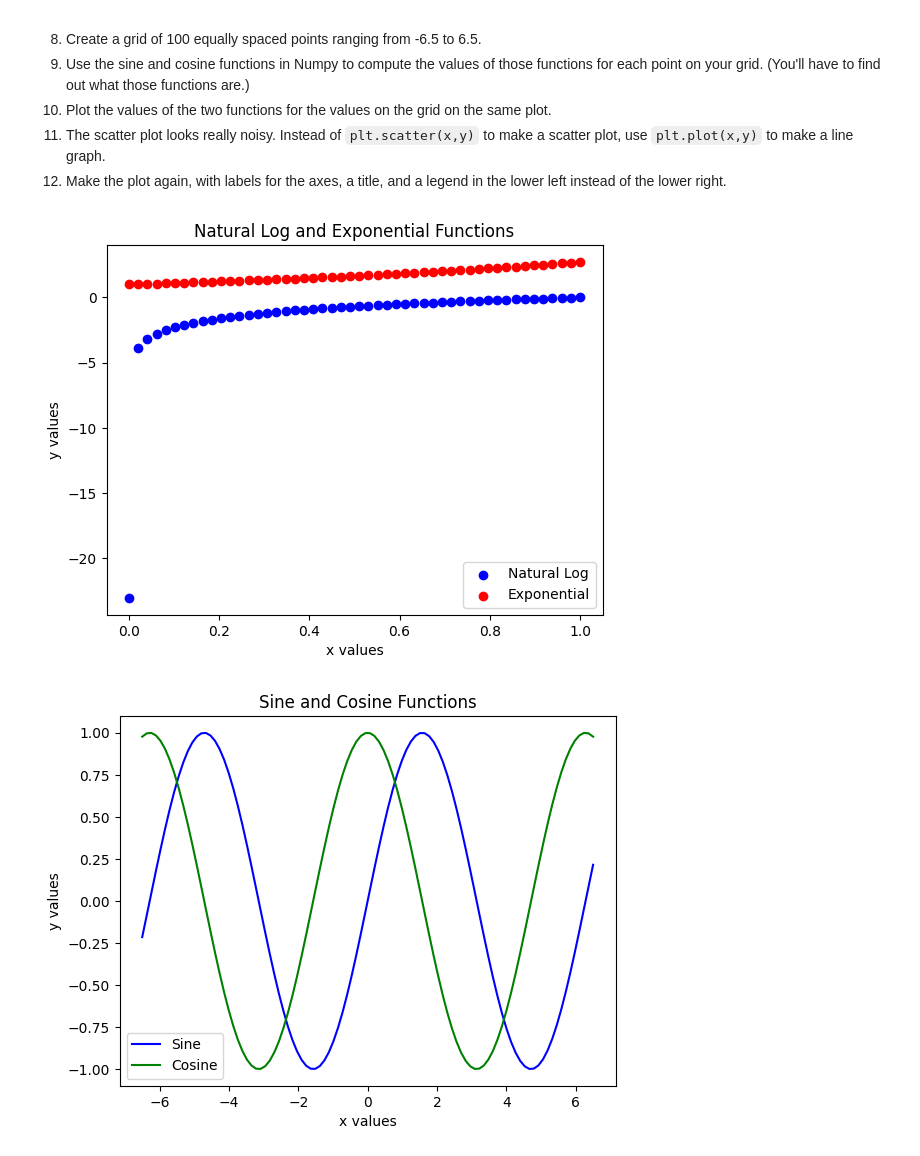
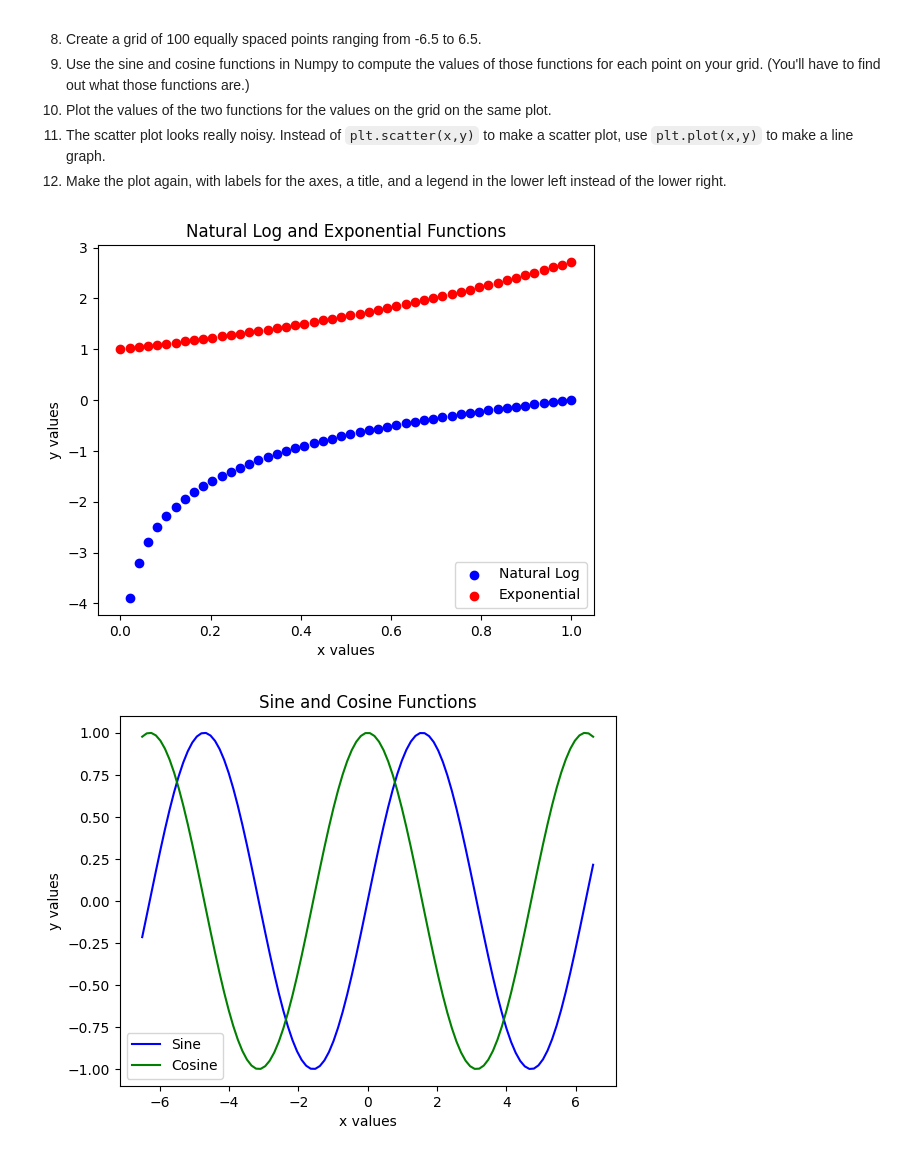
Before and after one commit to ruthmelese/ds4eprogramming, a Jupyter notebook: assignment_programming.ipynb, the cells around one changed output. Drawn from its saved outputs; the diff is of its cells as text; code cells hidden in the pictures.

```diff
--- a/assignment_programming.ipynb
+++ b/assignment_programming.ipynb
@@ -50,25 +50,25 @@ Now do it again, with slightly less direction:
 # %%
 import numpy as np
 import matplotlib.pyplot as plt
 
 
 x = np.linspace(0, 1, 50)
 
-y = np.log(x + 1e-10)
+y = np.log(x)
 z = np.exp(x)
 
 plt.scatter(x, y, label='Natural Log', color='blue')
 plt.scatter(x, z, label='Exponential', color='red')
 
 plt.xlabel('x values')
 plt.ylabel('y values')
 plt.title('Natural Log and Exponential Functions')
 plt.legend(loc='lower right')
 
 
 plt.show()
 # %% [output]
-[figure, old version]
+[figure, new version]
 # %%
 x = np.linspace(-6.5, 6.5, 100)
 
```
